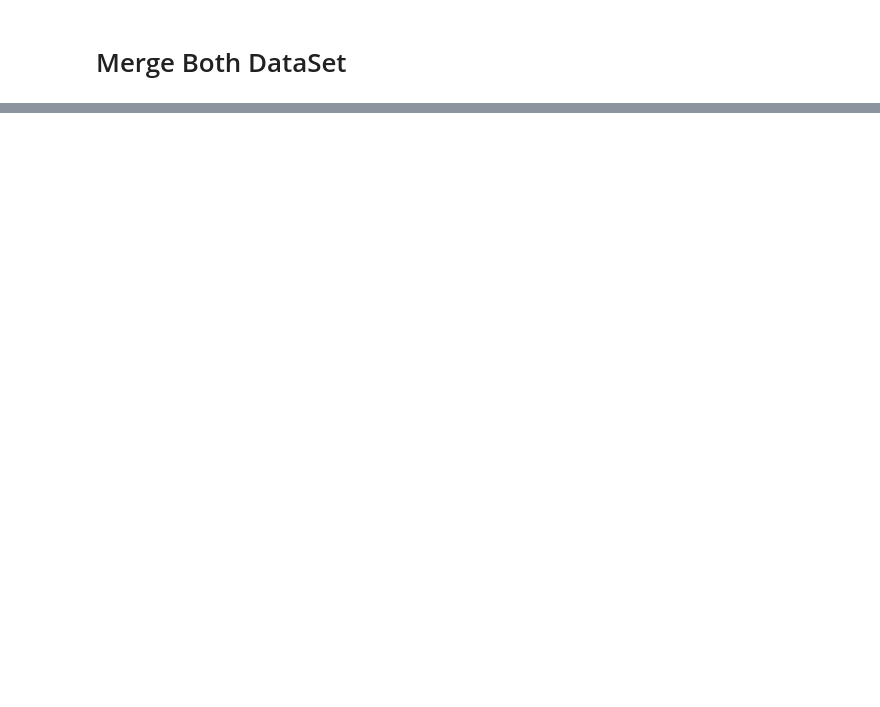
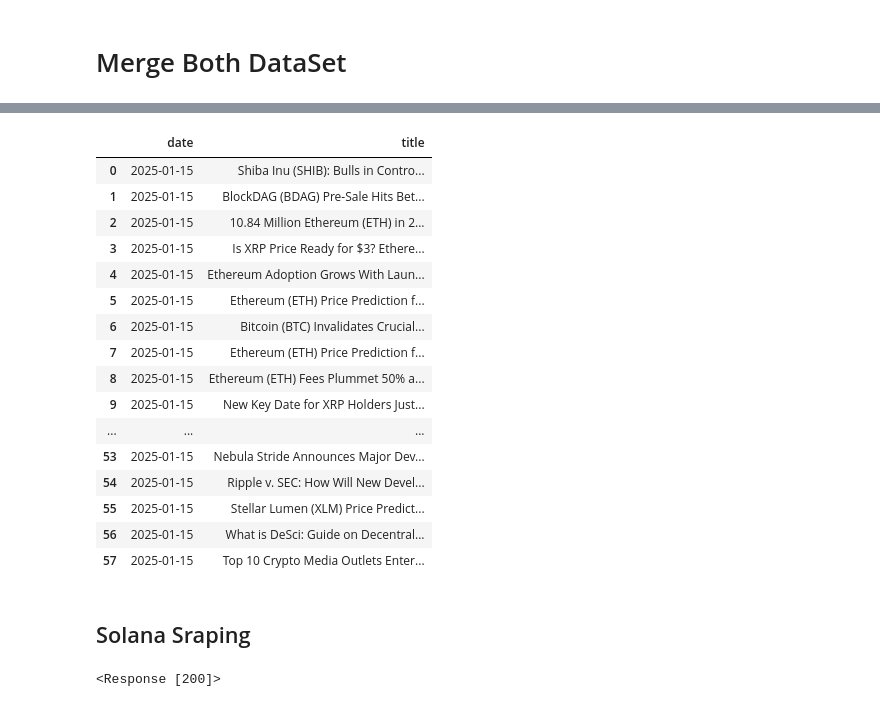
Before and after one commit to AlexIchie-coder/Projects, a Jupyter notebook: API/API.ipynb, the cells around one changed output, grey strips where cells are left out. Cells and saved outputs as stored; diff of their text form; code cells hidden in the pictures; blank space fills up the shorter version.

```diff
--- a/API/API.ipynb
+++ b/API/API.ipynb
@@ -597,0 +751,8 @@ games_df
+# %%
+import requests
+import bs4
+
+response = requests.get("https://u.today/search/node?keys=Ethereum")
+# soup = bs4.BeautifulSoup(response.text, 'lxml') # with lxml package
+doc = bs4.BeautifulSoup(response.text, 'html.parser')
+doc
@@ -597,0 +824,3 @@ games_df
+# %%
+News_card = doc.select('div.news__item')
+News_card
@@ -597,0 +845,15 @@ games_df
+# %%
+ethereum_data = []
+for cards in News_card:
+    data = []
+    date_eth = card.select_one('div.news__item-head div.humble')
+    if date_eth != None:
+        datestr = date_eth.get_text()
+        data.append(datetime.strptime(datestr.split(" - ")[0], "%b %d, %Y").date())
+    title_eth = cards.select_one('div.news__item-title')
+    if title_eth != None:
+        data.append(title_eth.get_text())
+    if len(data) == 2:
+        ethereum_data.append(tuple(data))
+
+ethereum_data
@@ -597,0 +878,21 @@ games_df
+# %%
+ethereum_DFM = pd.DataFrame(ethereum_data, columns = ['date', 'title'])
+ethereum_DFM
+# %% [output]
+|  | date | title |
+| 0 | 2025-01-15 | Shiba Inu (SHIB): Bulls in Contro... |
+| 1 | 2025-01-15 | BlockDAG (BDAG) Pre-Sale Hits Bet... |
+| 2 | 2025-01-15 | 10.84 Million Ethereum (ETH) in 2... |
+| 3 | 2025-01-15 | Is XRP Price Ready for $3? Ethere... |
+| 4 | 2025-01-15 | Ethereum Adoption Grows With Laun... |
+| 5 | 2025-01-15 | Ethereum (ETH) Price Prediction f... |
+| 6 | 2025-01-15 | Bitcoin (BTC) Invalidates Crucial... |
+| 7 | 2025-01-15 | Ethereum (ETH) Price Prediction f... |
+| 8 | 2025-01-15 | Ethereum (ETH) Fees Plummet 50% a... |
+| 9 | 2025-01-15 | New Key Date for XRP Holders Just... |
+| ... | ... | ... |
+| 53 | 2025-01-15 | Nebula Stride Announces Major Dev... |
+| 54 | 2025-01-15 | Ripple v. SEC: How Will New Devel... |
+| 55 | 2025-01-15 | Stellar Lumen (XLM) Price Predict... |
+| 56 | 2025-01-15 | What is DeSci: Guide on Decentral... |
+| 57 | 2025-01-15 | Top 10 Crypto Media Outlets Enter... |
@@ -597,0 +902,12 @@ games_df
+# %% [markdown]
+## Solana Sraping
+# %%
+import requests
+
+url = 'import requests'
+
+url = 'https://u.today/search/node?keys=Solana'
+response_s = requests.get(url)
+response_s
+# %% [output]
+<Response [200]>
```
Also changed, not shown: parts of 41 cells of this notebook, 7 other files.
